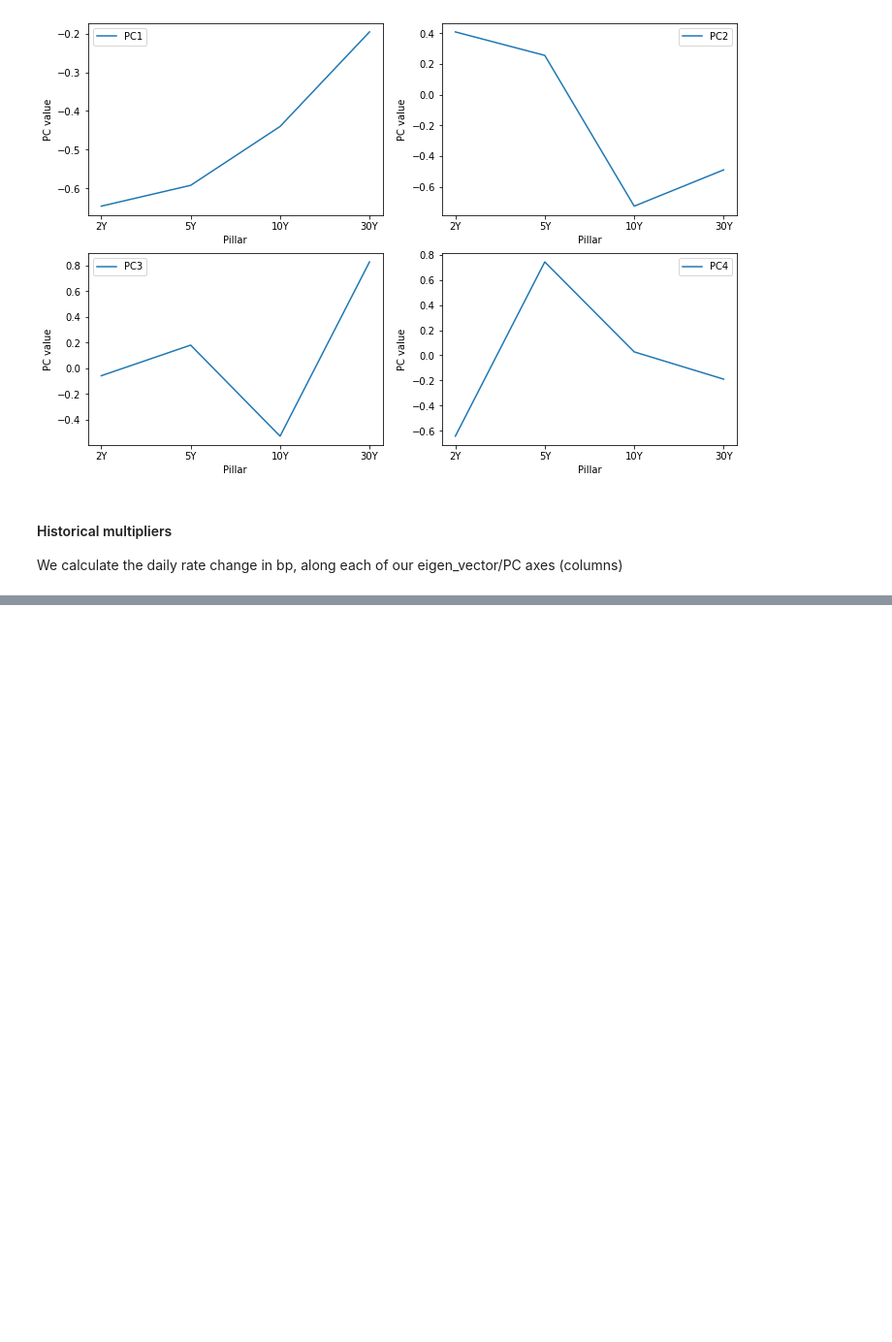
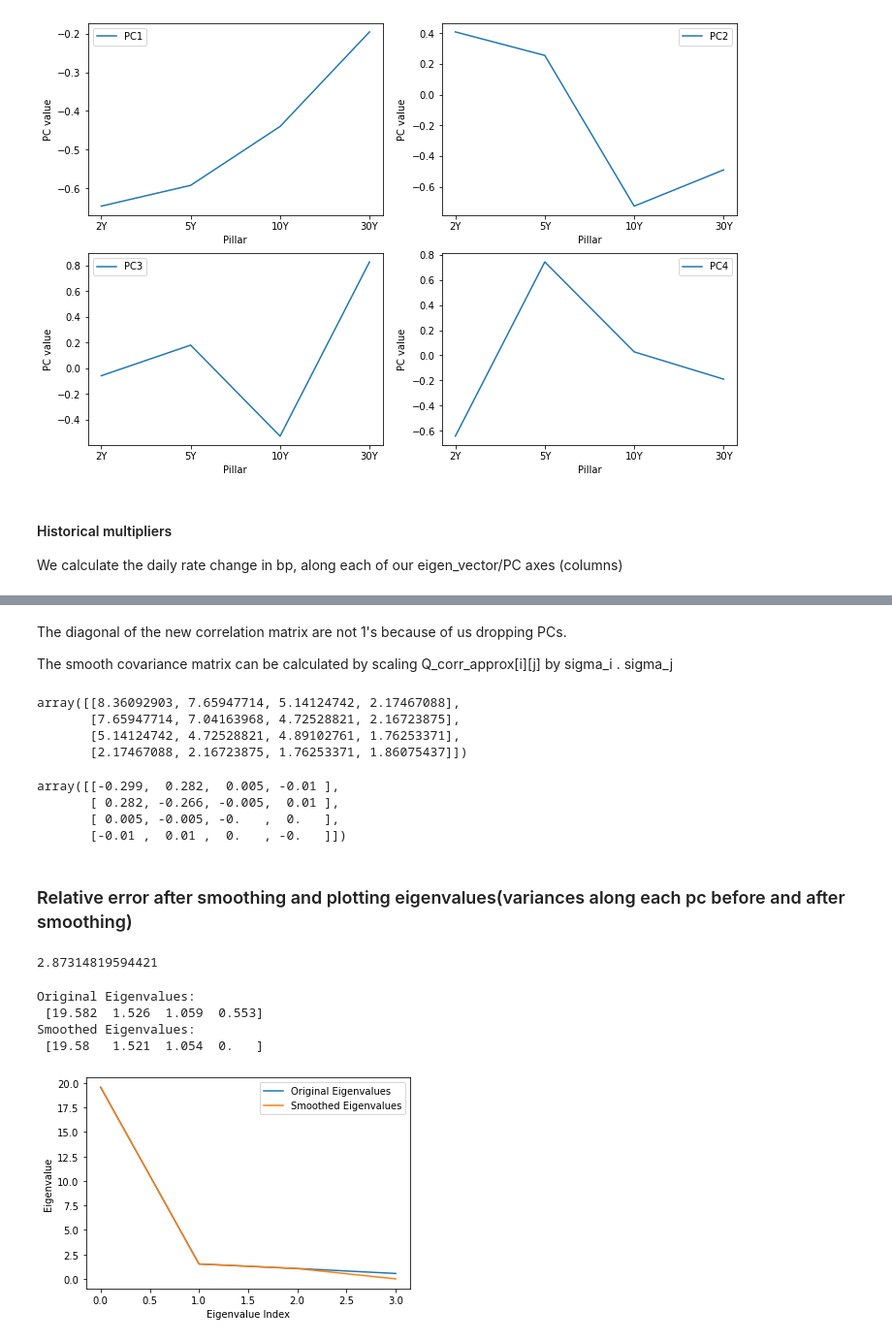
Before and after one commit to notabhishek/SwapsQuantLib, a Jupyter notebook: notebooks/pca.ipynb, the cells around one changed output, grey strips where cells are left out. Shown at 97% size. Drawn from its saved outputs; the diff is of its cells as text; code cells hidden in the pictures; blank space fills up the shorter version.

Commit message:
smoothing covariance matrix using PCA

```diff
--- a/notebooks/pca.ipynb
+++ b/notebooks/pca.ipynb
@@ -163,0 +233,4 @@ array([[ 6.15, -0.41, -0.77, -0.15],
+# %%
+# Correlation matrix
+Q_corr = Q / np.outer(sigma, sigma)
+Q_corr
@@ -163,0 +244,5 @@ array([[ 6.15, -0.41, -0.77, -0.15],
+# %%
+# Get the eigenvalues and eigenvectors(PCs) of the correlation matrix Q_corr
+lamda, E = portfolio.pca(Q_corr)
+print("Eigenvalues (lambdas) of Q_corr:\n", lamda)
+print("Eigenvectors (PCs) of Q_corr:\n", E)
@@ -163,0 +257,8 @@ array([[ 6.15, -0.41, -0.77, -0.15],
+# %%
+# Lets say we only want to consider first 3 PCs, and the 4th is noise. Because most of the variance is explained by first 2 PCs.
+E_hat = E[:, :3] # Take the first 3 eigenvectors
+
+lamda_hat = lamda[:3] # Take the first 3 eigenvalues
+
+Q_corr_approx = np.matmul(E_hat, np.matmul(np.diag(lamda_hat), E_hat.T))
+Q_corr_approx
@@ -163,0 +272,45 @@ array([[ 6.15, -0.41, -0.77, -0.15],
+# %% [markdown]
+The diagonal of the new correlation matrix are not 1's because of us dropping PCs.
+
+The smooth covariance matrix can be calculated by scaling Q_corr_approx[i][j] by sigma_i . sigma_j
+# %%
+sigma = np.sqrt(np.diag(Q)) # Standard deviations / volatilities
+Q_smooth = np.diag(sigma) @ Q_corr_approx @ np.diag(sigma)
+Q_smooth
+# %% [output]
+array([[8.36092903, 7.65947714, 5.14124742, 2.17467088],
+       [7.65947714, 7.04163968, 4.72528821, 2.16723875],
+       [5.14124742, 4.72528821, 4.89102761, 1.76253371],
+       [2.17467088, 2.16723875, 1.76253371, 1.86075437]])
+# %%
+(Q_smooth - Q).round(3)
+# %% [output]
+array([[-0.299,  0.282,  0.005, -0.01 ],
+       [ 0.282, -0.266, -0.005,  0.01 ],
+       [ 0.005, -0.005, -0.   ,  0.   ],
+       [-0.01 ,  0.01 ,  0.   , -0.   ]])
+# %% [markdown]
+### Relative error after smoothing and plotting eigenvalues(variances along each pc before and after smoothing)
+# %%
+np.linalg.norm(Q - Q_smooth, 'fro') / np.linalg.norm(Q, 'fro') * 100
+# %% [output]
+2.87314819594421
+# %%
+lambda_original, E_original = Portfolio.pca(Q)
+lambda_smooth, E_smooth = Portfolio.pca(Q_smooth)
+
+print("Original Eigenvalues:\n", lambda_original.round(3))
+print("Smoothed Eigenvalues:\n", lambda_smooth.round(3))
+
+plt.plot(lambda_original, label='Original Eigenvalues')
+plt.plot(lambda_smooth, label='Smoothed Eigenvalues')
+plt.xlabel('Eigenvalue Index')
+plt.ylabel('Eigenvalue')
+plt.legend()
+plt.show()
+# %% [output]
+Original Eigenvalues:
+ [19.582  1.526  1.059  0.553]
+Smoothed Eigenvalues:
+ [19.58   1.521  1.054  0.   ]
+[figure, added]
```
Also changed, not shown: parts of 19 cells of this notebook.
